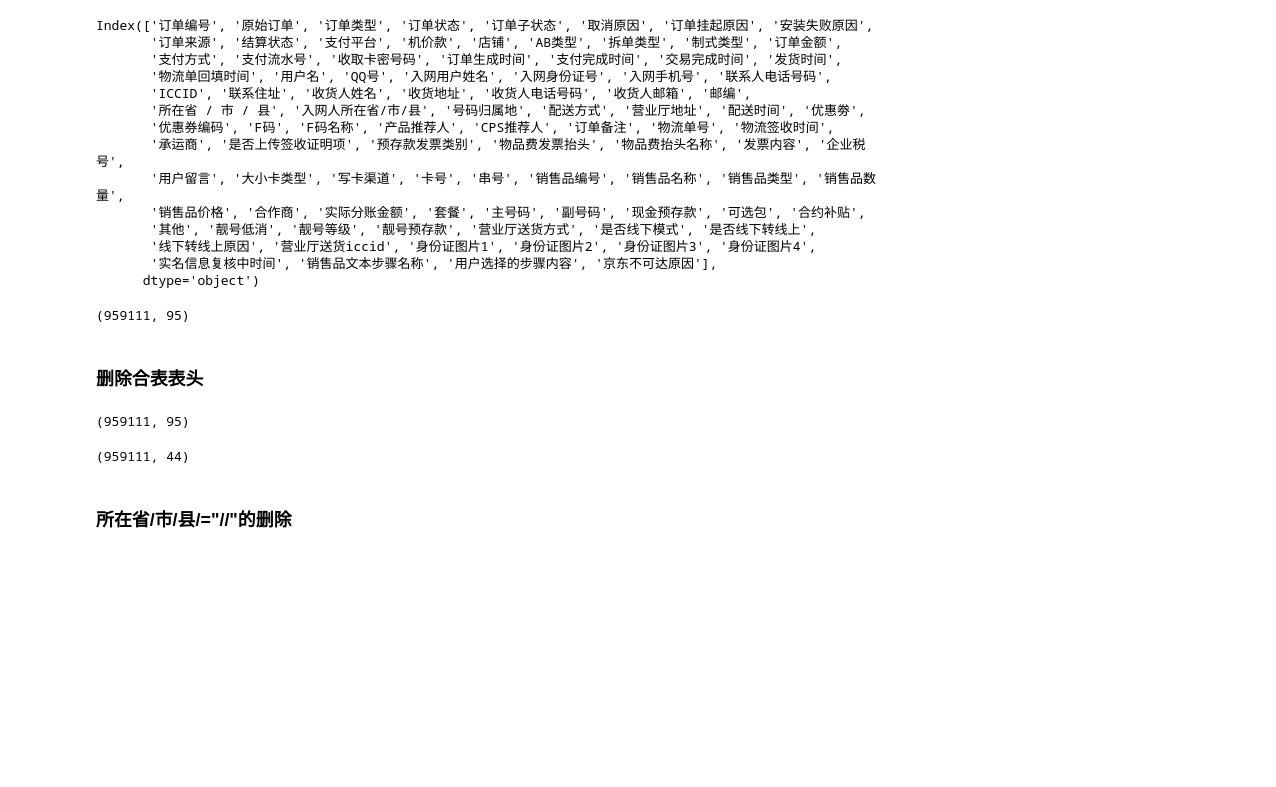
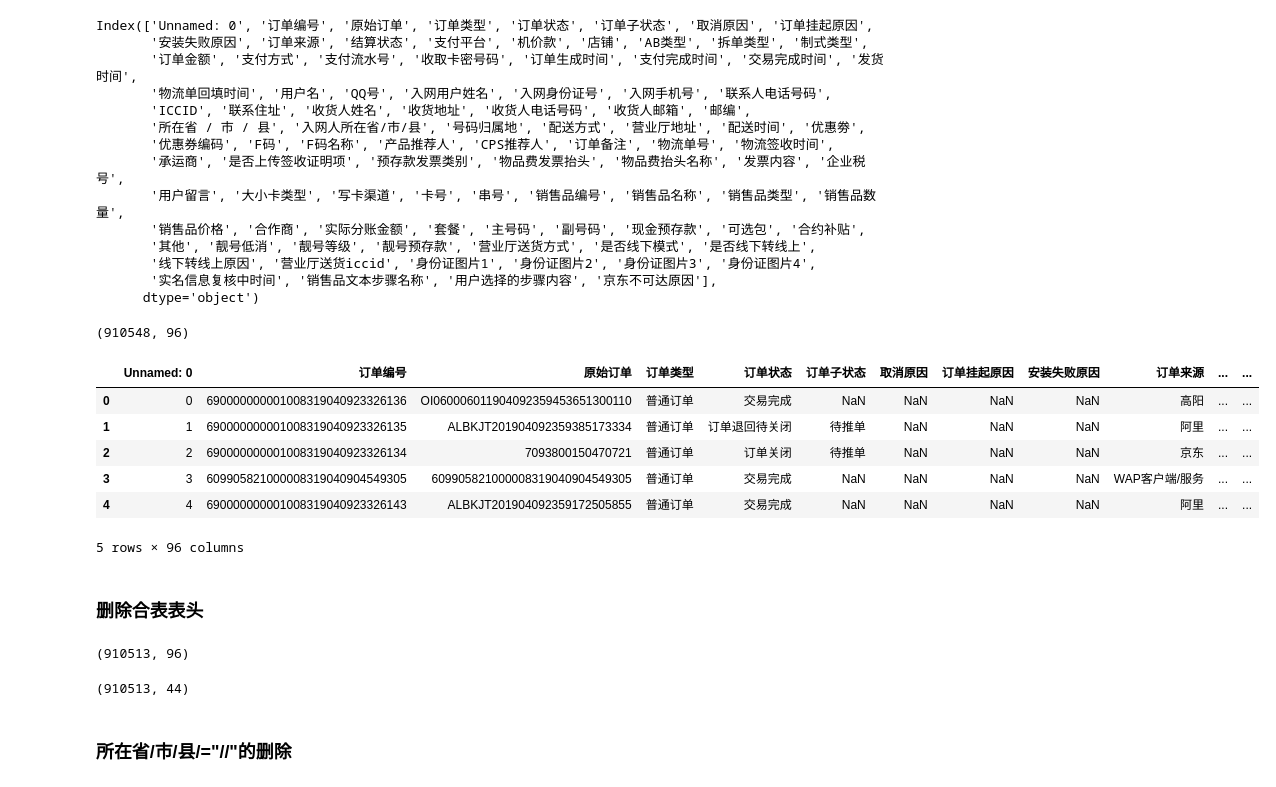
Before and after one commit to leidian99999/workbackup, a Jupyter notebook: 物流/订单明细/更新atler明细.ipynb, the cells around one changed output. Cells and saved outputs as stored; diff of their text form; code cells hidden in the pictures; blank space fills up the shorter version.

```diff
--- a/物流/订单明细/更新atler明细.ipynb
+++ b/物流/订单明细/更新atler明细.ipynb
@@ -1,13 +1,14 @@
 # %%
 import pandas as pd
 # %%
-data = pd.read_excel(r"G:\work\basic\XLSX/1903_info.xlsx")
+# data = pd.read_excel(r"G:\work\basic\XLSX/1903_info.xlsx")
+data = pd.read_csv(r"G:\work\basic\CSV/1904_info.csv")
 # %%
 data.columns
 # %% [output]
-Index(['订单编号', '原始订单', '订单类型', '订单状态', '订单子状态', '取消原因', '订单挂起原因', '安装失败原因',
-       '订单来源', '结算状态', '支付平台', '机价款', '店铺', 'AB类型', '拆单类型', '制式类型', '订单金额',
-       '支付方式', '支付流水号', '收取卡密号码', '订单生成时间', '支付完成时间', '交易完成时间', '发货时间',
+Index(['Unnamed: 0', '订单编号', '原始订单', '订单类型', '订单状态', '订单子状态', '取消原因', '订单挂起原因',
+       '安装失败原因', '订单来源', '结算状态', '支付平台', '机价款', '店铺', 'AB类型', '拆单类型', '制式类型',
+       '订单金额', '支付方式', '支付流水号', '收取卡密号码', '订单生成时间', '支付完成时间', '交易完成时间', '发货时间',
        '物流单回填时间', '用户名', 'QQ号', '入网用户姓名', '入网身份证号', '入网手机号', '联系人电话号码',
        'ICCID', '联系住址', '收货人姓名', '收货地址', '收货人电话号码', '收货人邮箱', '邮编',
        '所在省 / 市 / 县', '入网人所在省/市/县', '号码归属地', '配送方式', '营业厅地址', '配送时间', '优惠劵',
@@ -22,7 +23,17 @@ Index(['订单编号', '原始订单', '订单类型', '订单状态', '订单
 # %%
 data.shape
 # %% [output]
-(959111, 95)
+(910548, 96)
+# %%
+data.head()
+# %% [output]
+|  | Unnamed: 0 | 订单编号 | 原始订单 | 订单类型 | 订单状态 | 订单子状态 | 取消原因 | 订单挂起原因 | 安装失败原因 | 订单来源 | ... | ... |
+| 0 | 0 | 690000000001008319040923326136 | OI060006011904092359453651300110 | 普通订单 | 交易完成 | NaN | NaN | NaN | NaN | 高阳 | ... | ... |
+| 1 | 1 | 690000000001008319040923326135 | ALBKJT201904092359385173334 | 普通订单 | 订单退回待关闭 | 待推单 | NaN | NaN | NaN | 阿里 | ... | ... |
+| 2 | 2 | 690000000001008319040923326134 | 7093800150470721 | 普通订单 | 订单关闭 | 待推单 | NaN | NaN | NaN | 京东 | ... | ... |
+| 3 | 3 | 609905821000008319040904549305 | 609905821000008319040904549305 | 普通订单 | 交易完成 | NaN | NaN | NaN | NaN | WAP客户端/服务 | ... | ... |
+| 4 | 4 | 690000000001008319040923326143 | ALBKJT201904092359172505855 | 普通订单 | 交易完成 | NaN | NaN | NaN | NaN | 阿里 | ... | ... |
+5 rows × 96 columns
 # %% [markdown]
 ### 删除合表表头
 # %%
@@ -30,7 +41,7 @@ data = data[data["号码归属地"].str.contains('号码归属地') == False]
 # %%
 data.shape
 # %% [output]
-(959111, 95)
+(910513, 96)
 # %%
 df = data[[ '订单编号', '订单状态','订单子状态', '订单挂起原因', '安装失败原因', '订单来源', '店铺', '订单金额',
        '订单生成时间', '交易完成时间', '发货时间', '物流单回填时间', '入网用户姓名', '入网身份证号', '入网手机号',
@@ -42,7 +53,7 @@ df = data[[ '订单编号', '订单状态','订单子状态', '订单挂起原
 # %%
 df.shape
 # %% [output]
-(959111, 44)
+(910513, 44)
 # %% [markdown]
 ### 所在省/市/县/="//"的删除
 # %%
```
Also changed, not shown: parts of 10 cells of this notebook, 7 other files.
